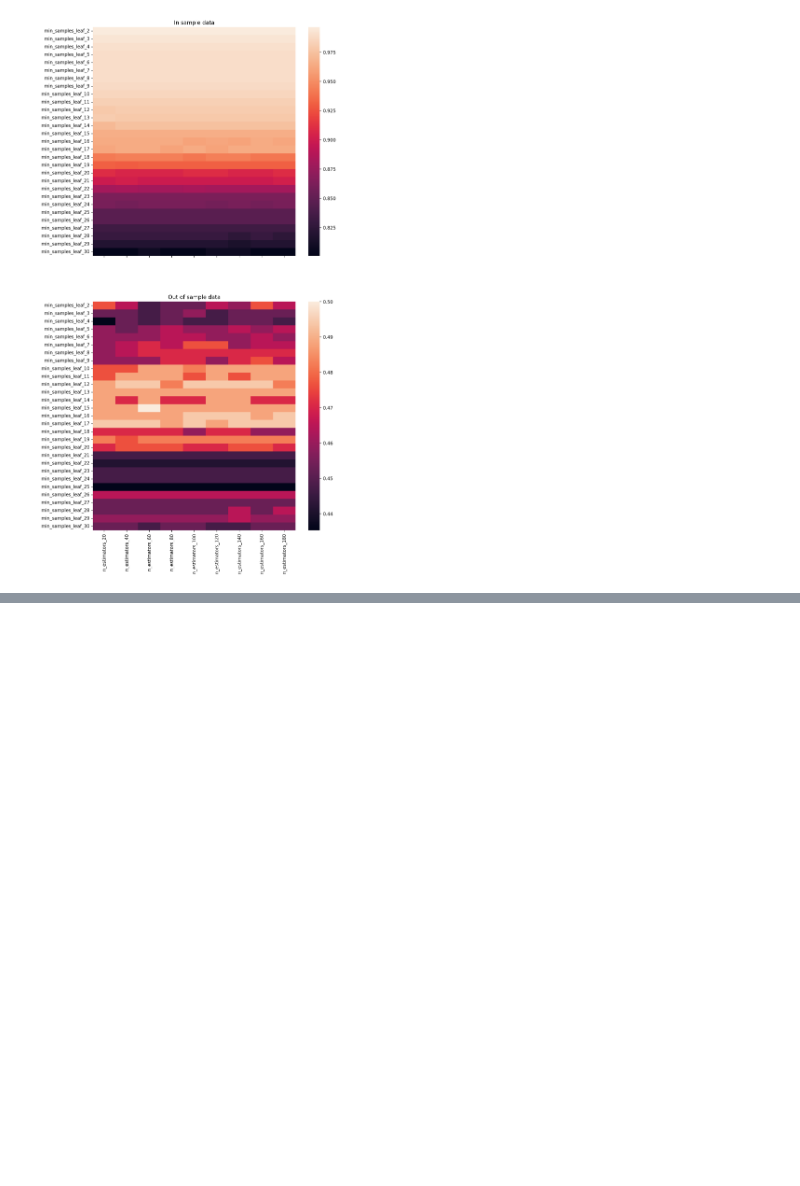
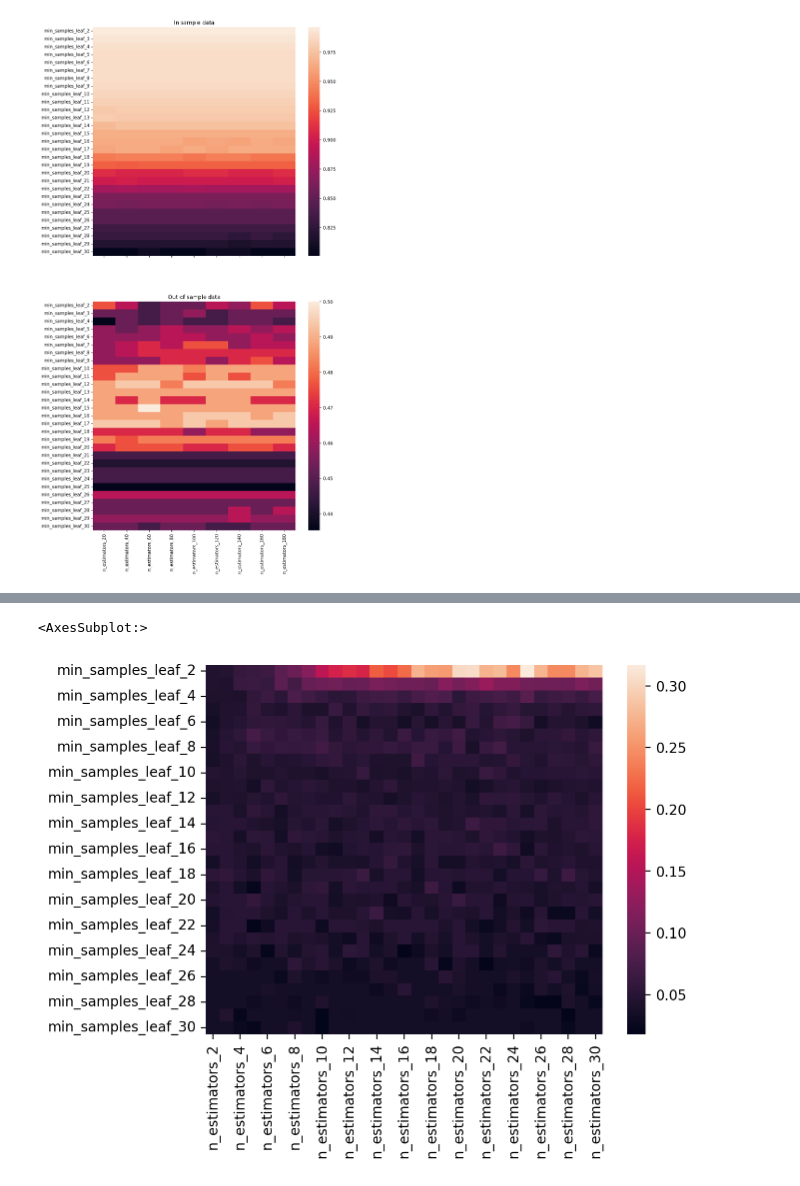
Before and after one commit to L-G-B-Team/nlp-project, a Jupyter notebook: woody_model.ipynb, the cells around one changed output, grey strips where cells are left out. Saved outputs shown, nothing was run; the diff lists cells and outputs as text; code cells hidden in the pictures; blank space fills up the shorter version.

```diff
--- a/woody_model.ipynb
+++ b/woody_model.ipynb
@@ -63,0 +76,6 @@ m.assess_model_performance(train,validate)
+# %%
+comparison = rf_train.subtract(rf_valid)
+sns.heatmap(comparison)
+# %% [output]
+<AxesSubplot:>
+[figure, added]
```
Also changed, not shown: parts of 2 cells of this notebook, 1 other file.
